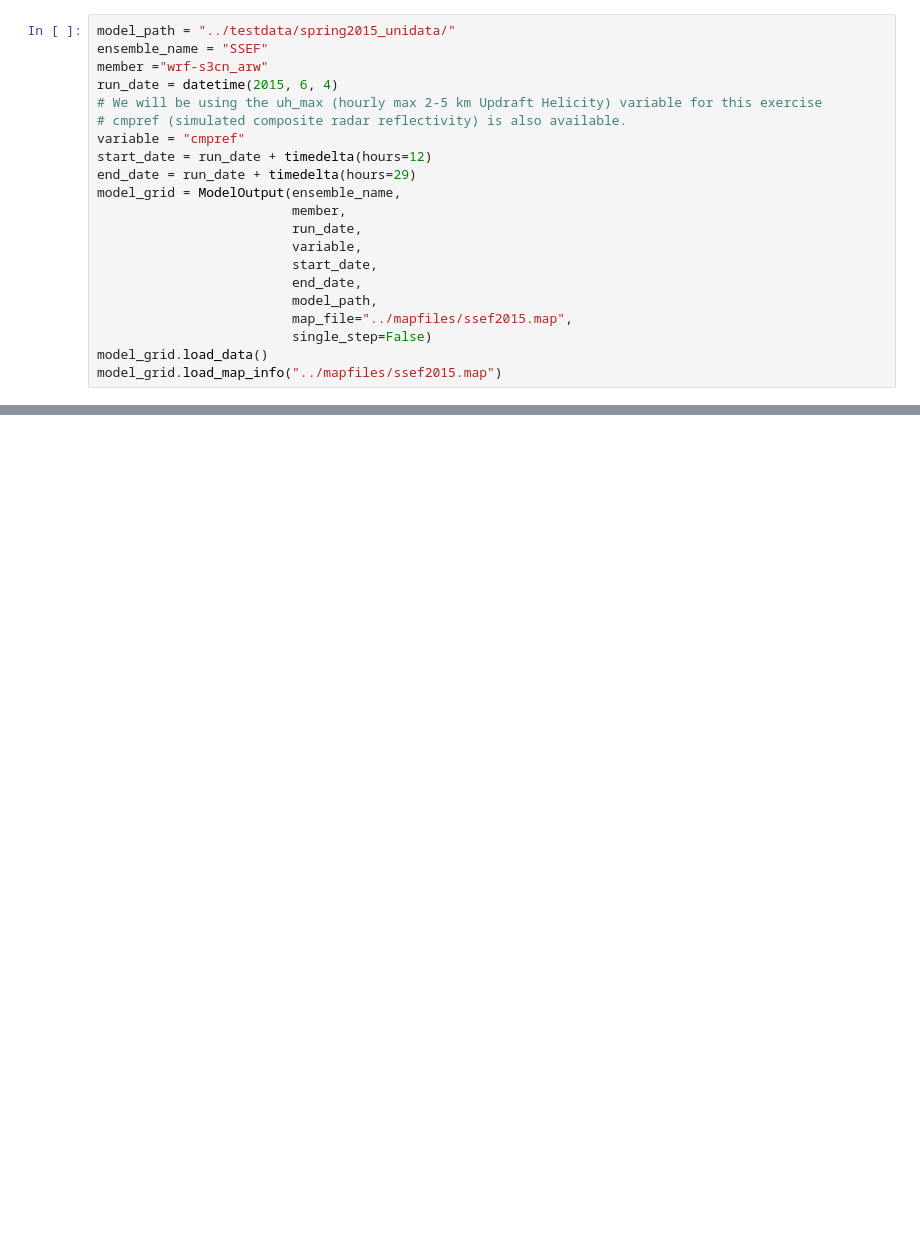
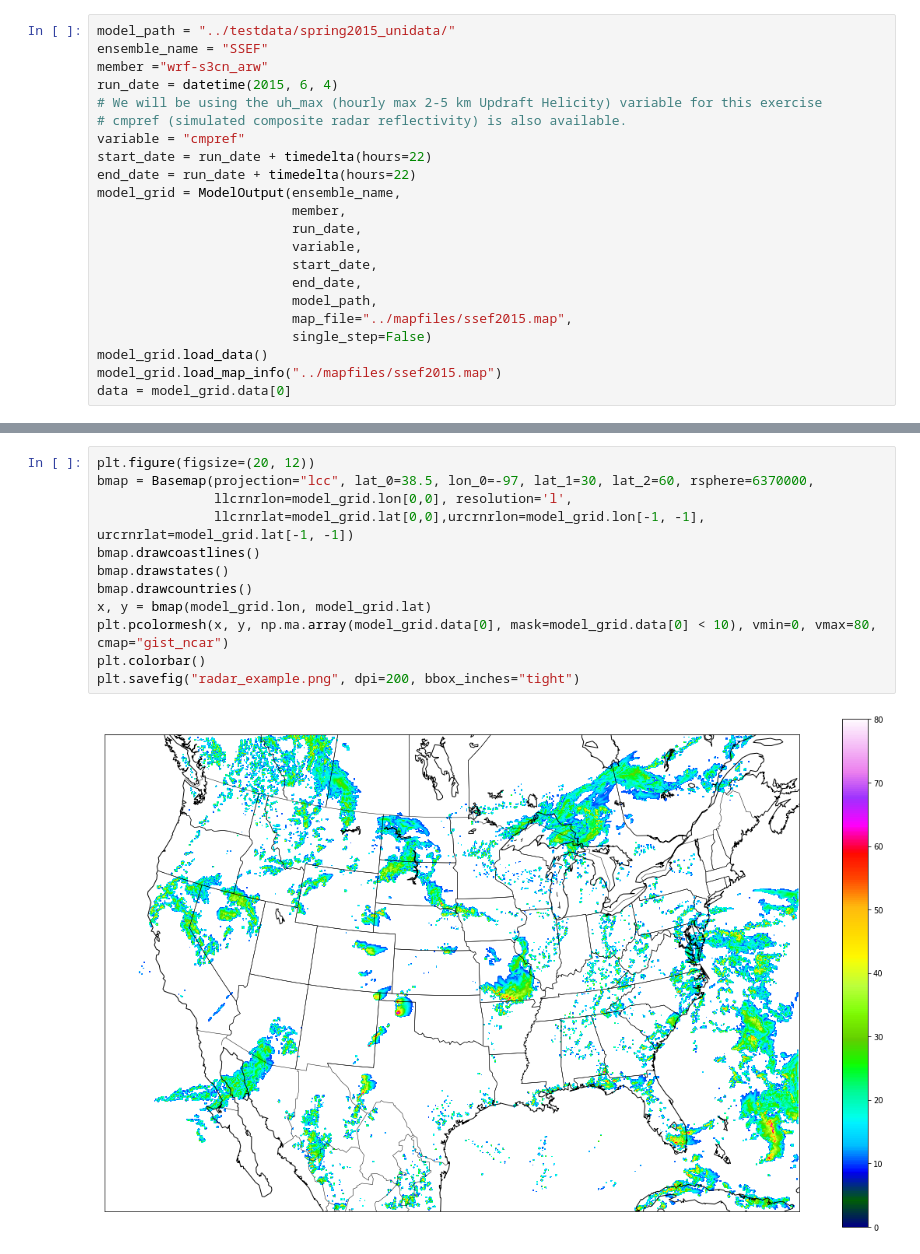
Before and after one commit to djgagne/hagelslag, a Jupyter notebook: demos/ew_updates.ipynb, the cells around one changed output, grey strips where cells are left out. Drawn from its saved outputs; the diff is of its cells as text; blank space fills up the shorter version.

```diff
--- a/demos/ew_updates.ipynb
+++ b/demos/ew_updates.ipynb
@@ -26,8 +30,8 @@ run_date = datetime(2015, 6, 4)
 # We will be using the uh_max (hourly max 2-5 km Updraft Helicity) variable for this exercise
 # cmpref (simulated composite radar reflectivity) is also available.
 variable = "cmpref"
-start_date = run_date + timedelta(hours=12)
-end_date = run_date + timedelta(hours=29)
+start_date = run_date + timedelta(hours=22)
+end_date = run_date + timedelta(hours=22)
 model_grid = ModelOutput(ensemble_name,
                          member,
                          run_date,
@@ -39,6 +43,7 @@ model_grid = ModelOutput(ensemble_name,
                          single_step=False)
 model_grid.load_data()
 model_grid.load_map_info("../mapfiles/ssef2015.map")
+data = model_grid.data[0]
 # %%
 model_grid.data.shape
 # %% [output]
@@ -473,0 +53,14 @@ True
+# %%
+plt.figure(figsize=(20, 12))
+bmap = Basemap(projection="lcc", lat_0=38.5, lon_0=-97, lat_1=30, lat_2=60, rsphere=6370000,
+               llcrnrlon=model_grid.lon[0,0], resolution='l',
+               llcrnrlat=model_grid.lat[0,0],urcrnrlon=model_grid.lon[-1, -1], urcrnrlat=model_grid.lat[-1, -1])
+bmap.drawcoastlines()
+bmap.drawstates()
+bmap.drawcountries()
+x, y = bmap(model_grid.lon, model_grid.lat)
+plt.pcolormesh(x, y, np.ma.array(model_grid.data[0], mask=model_grid.data[0] < 10), vmin=0, vmax=80, cmap="gist_ncar")
+plt.colorbar()
+plt.savefig("radar_example.png", dpi=200, bbox_inches="tight")
+# %% [output]
+[figure, added]
```
Also changed, not shown: parts of 42 cells of this notebook, 3 other files.
